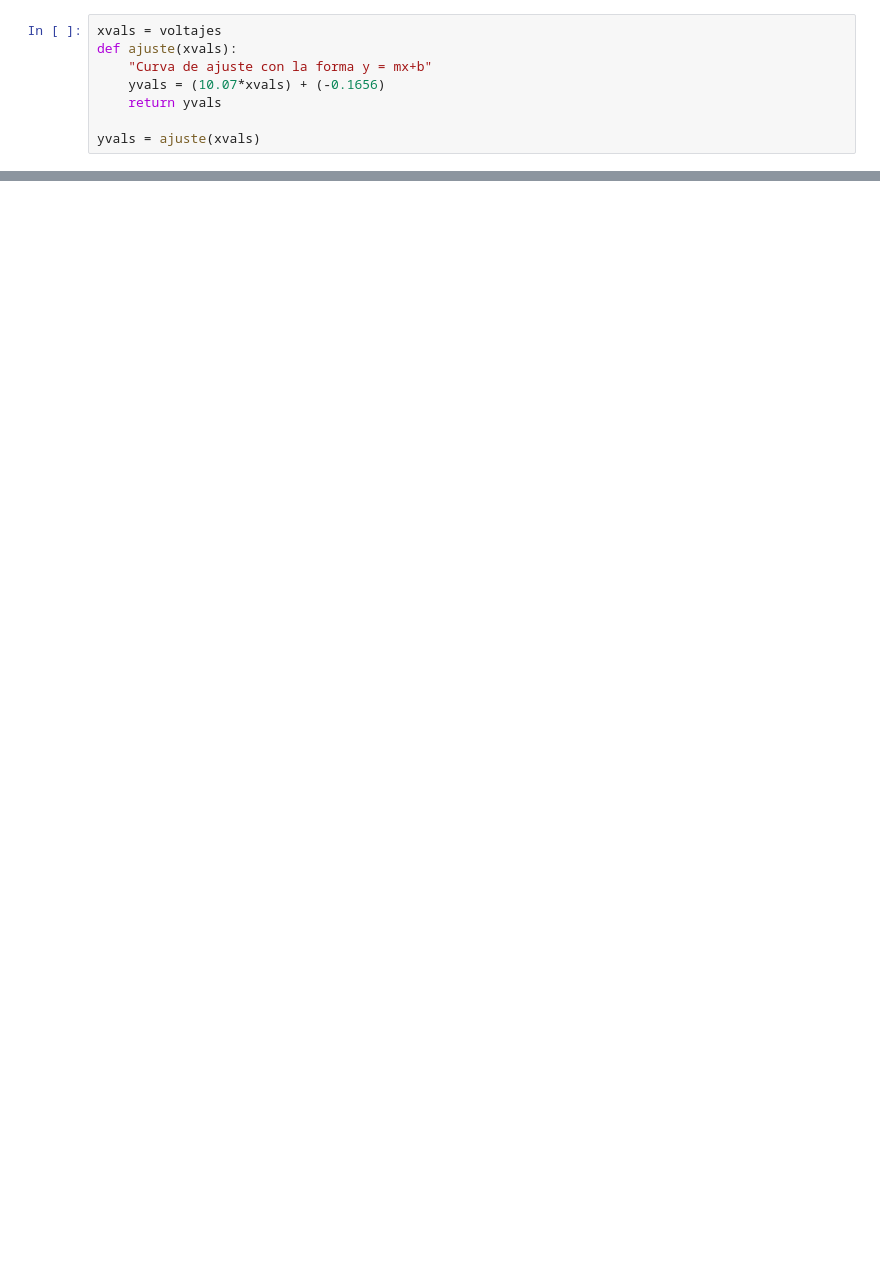
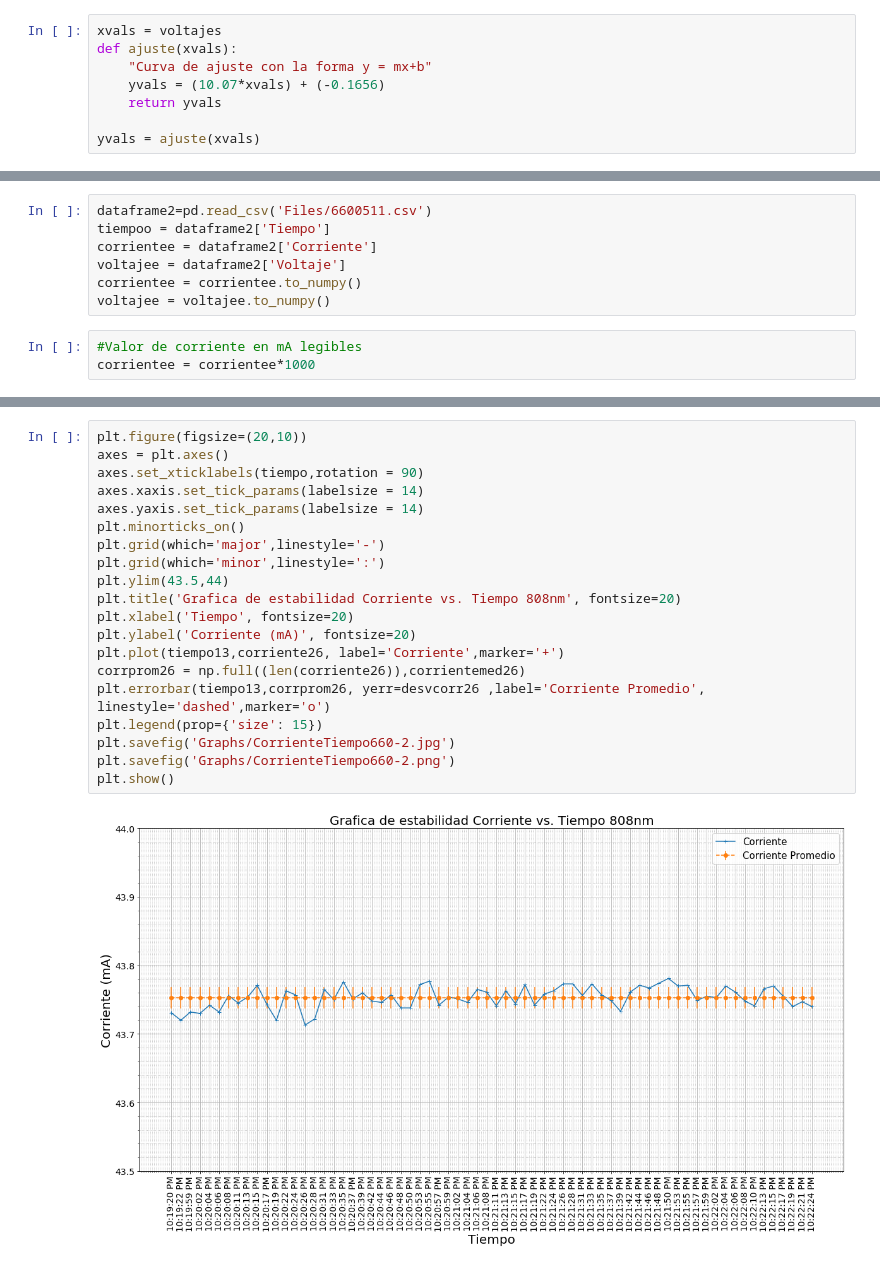
Before and after one commit to Magnus512/Jupyter, a Jupyter notebook: Corrientes660.ipynb, the cells around one changed output, grey strips where cells are left out. Cells and saved outputs as stored; diff of their text form; blank space fills up the shorter version.

```diff
--- a/Corrientes660.ipynb
+++ b/Corrientes660.ipynb
@@ -235,0 +223,10 @@ plt.show()
+# %%
+dataframe2=pd.read_csv('Files/6600511.csv')
+tiempoo = dataframe2['Tiempo']
+corrientee = dataframe2['Corriente']
+voltajee = dataframe2['Voltaje']
+corrientee = corrientee.to_numpy()
+voltajee = voltajee.to_numpy()
+# %%
+#Valor de corriente en mA legibles
+corrientee = corrientee*1000
@@ -235,0 +406,22 @@ plt.show()
+# %%
+plt.figure(figsize=(20,10))
+axes = plt.axes()
+axes.set_xticklabels(tiempo,rotation = 90)
+axes.xaxis.set_tick_params(labelsize = 14)
+axes.yaxis.set_tick_params(labelsize = 14)
+plt.minorticks_on()
+plt.grid(which='major',linestyle='-')
+plt.grid(which='minor',linestyle=':')
+plt.ylim(43.5,44)
+plt.title('Grafica de estabilidad Corriente vs. Tiempo 808nm', fontsize=20)
+plt.xlabel('Tiempo', fontsize=20)
+plt.ylabel('Corriente (mA)', fontsize=20)
+plt.plot(tiempo13,corriente26, label='Corriente',marker='+')
+corrprom26 = np.full((len(corriente26)),corrientemed26)
+plt.errorbar(tiempo13,corrprom26, yerr=desvcorr26 ,label='Corriente Promedio', linestyle='dashed',marker='o')
+plt.legend(prop={'size': 15})
+plt.savefig('Graphs/CorrienteTiempo660-2.jpg')
+plt.savefig('Graphs/CorrienteTiempo660-2.png')
+plt.show()
+# %% [output]
+[figure, added]
```
Also changed, not shown: parts of 31 cells of this notebook, 33 other files.
